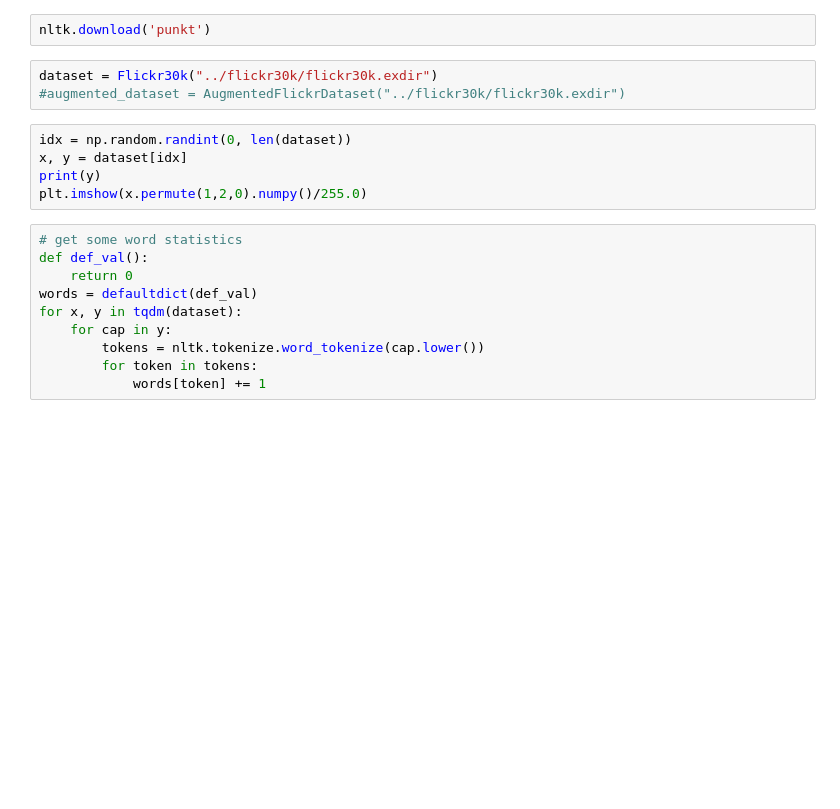
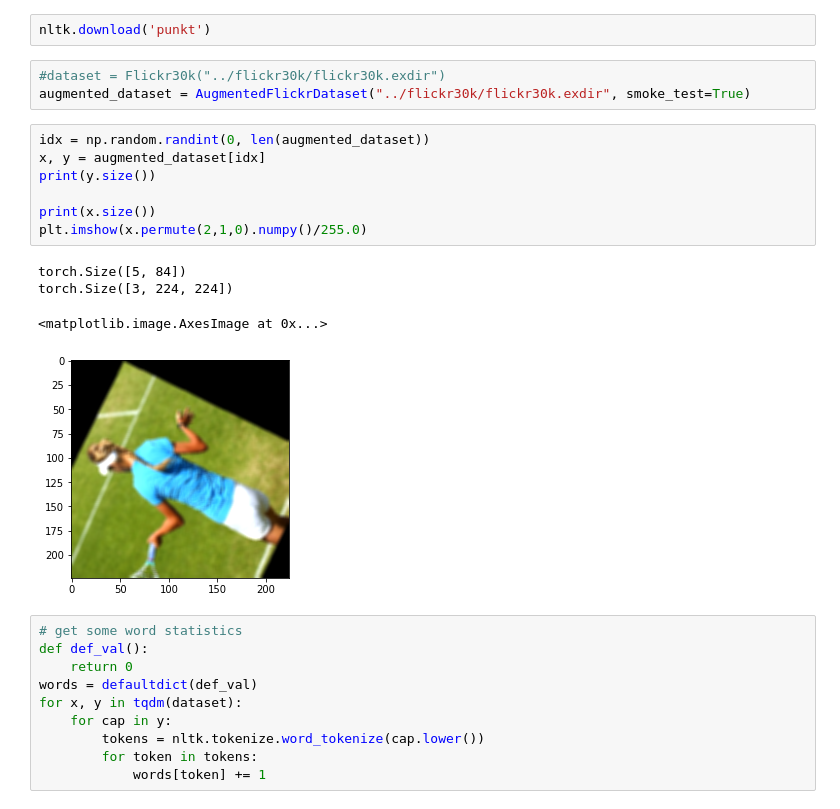
Before and after one commit to jalebara/ImageCaptioningSchoolProject, a Jupyter notebook: src/data_exploration.ipynb, the cells around one changed output. Cells and saved outputs as stored; diff of their text form; blank space fills up the shorter version.

```diff
--- a/src/data_exploration.ipynb
+++ b/src/data_exploration.ipynb
@@ -10,13 +10,20 @@ import nltk
 # %%
 nltk.download('punkt')
 # %%
-dataset = Flickr30k("../flickr30k/flickr30k.exdir")
-#augmented_dataset = AugmentedFlickrDataset("../flickr30k/flickr30k.exdir")
+#dataset = Flickr30k("../flickr30k/flickr30k.exdir")
+augmented_dataset = AugmentedFlickrDataset("../flickr30k/flickr30k.exdir", smoke_test=True)
 # %%
-idx = np.random.randint(0, len(dataset))
-x, y = dataset[idx]
-print(y)
-plt.imshow(x.permute(1,2,0).numpy()/255.0)
+idx = np.random.randint(0, len(augmented_dataset))
+x, y = augmented_dataset[idx]
+print(y.size())
+
+print(x.size())
+plt.imshow(x.permute(2,1,0).numpy()/255.0)
+# %% [output]
+torch.Size([5, 84])
+torch.Size([3, 224, 224])
+<matplotlib.image.AxesImage at 0x...>
+[figure, added]
 # %%
 # get some word statistics
 def def_val():
```
Also changed, not shown: 13 other files.
